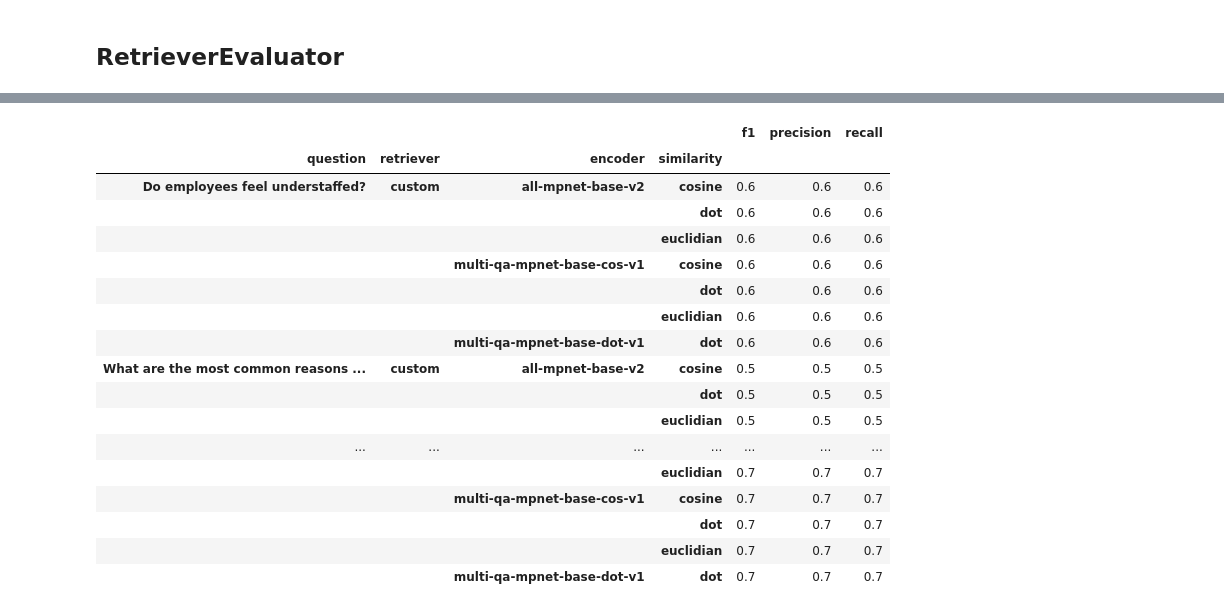
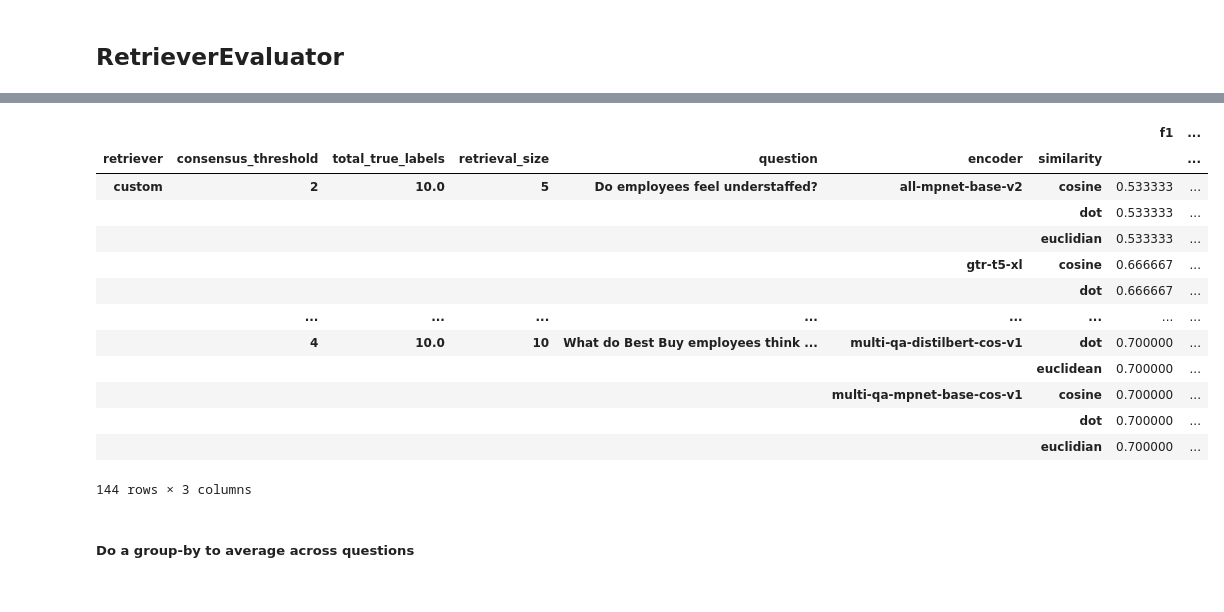
Before and after one commit to peter-mm-williams/aware-nlp, a Jupyter notebook: notebooks/PeterNotebooks/evaluation_pipeline_clean.ipynb, the cells around one changed output, grey strips where cells are left out. Cells and saved outputs as stored; diff of their text form; code cells hidden in the pictures.

```diff
--- a/notebooks/PeterNotebooks/evaluation_pipeline_clean.ipynb
+++ b/notebooks/PeterNotebooks/evaluation_pipeline_clean.ipynb
@@ -221,5 +387,5 @@ class RetrieverEvaluator:
 # %%
-
+import time
 encoder_metric_dict = {
     'multi-qa-mpnet-base-dot-v1': ['dot'],
     'multi-qa-mpnet-base-cos-v1': ['euclidian', 'cosine', 'dot'],
@@ -231,20 +397,37 @@ encoder_metric_dict = {
     'multi-qa-distilbert-cos-v1': ['euclidean', 'cosine', 'dot'],
     'multi-qa-MiniLM-L6-cos-v1': ['euclidean', 'cosine', 'dot'],
 }
-n_docs = 10
+consensus_thresholds = [2, 4]
+n_docs = [5, 10]
 
 encoders = [
-    'multi-qa-mpnet-base-dot-v1',
     'multi-qa-mpnet-base-cos-v1',
-    'all-mpnet-base-v2'
+    'all-mpnet-base-v2',
+    'gtr-t5-xl',
+    'multi-qa-distilbert-cos-v1'
 ]
 
 output_df = pd.DataFrame()
 
 for encoder_name in encoders:
     for similarity_metric in encoder_metric_dict[encoder_name]:
-        retr_evaluator = RetrieverEvaluator('custom', encoder_name, similarity_metric, df, retrieved_doc_size=n_docs)
-        output = retr_evaluator.evaluate()
-        print(output)
-        output_df = pd.concat([output_df, output])
+        for n_retrieved in n_docs:
+            for consensus_threshold in consensus_thresholds:
+                retr_evaluator = RetrieverEvaluator(
+                    'custom',
+                    encoder_name,
+                    similarity_metric,
+                    df,
+                    retrieved_doc_size=n_retrieved,
+                    consensus_threshold=consensus_threshold
+                )
+                print(f'Running evaluation for {encoder_name} with parameters:\n\tmetric: {similarity_metric}')
+                print(f'\tretrieval size: {n_retrieved}\n\tconsensus threshold: {consensus_threshold}')
+                t0 = time.time()
+                output = retr_evaluator.evaluate()
+                output_df = pd.concat([output_df, output])
+                t1 = time.time()
+                print(f'...done; took {t1-t0} seconds')
+
+output_df
 # %% [output]
@@ -268,22 +515,20 @@ for encoder_name in encoders:
 # %%
-output_df.pivot_table(index=['question', 'retriever', 'encoder','similarity'], values=['f1', 'recall', 'precision'])
+output_df.pivot_table(index=['retriever','consensus_threshold', 'total_true_labels', 'retrieval_size', 'question',  'encoder','similarity'], values=['f1', 'recall', 'precision'])
 # %% [output]
-|  |  |  |  | f1 | precision | recall |
-| question | retriever | encoder | similarity |  |  |  |
-| Do employees feel understaffed? | custom | all-mpnet-base-v2 | cosine | 0.6 | 0.6 | 0.6 |
-|  |  |  | dot | 0.6 | 0.6 | 0.6 |
-|  |  |  | euclidian | 0.6 | 0.6 | 0.6 |
-|  |  | multi-qa-mpnet-base-cos-v1 | cosine | 0.6 | 0.6 | 0.6 |
-|  |  |  | dot | 0.6 | 0.6 | 0.6 |
-|  |  |  | euclidian | 0.6 | 0.6 | 0.6 |
-|  |  | multi-qa-mpnet-base-dot-v1 | dot | 0.6 | 0.6 | 0.6 |
-| What are the most common reasons ... | custom | all-mpnet-base-v2 | cosine | 0.5 | 0.5 | 0.5 |
-|  |  |  | dot | 0.5 | 0.5 | 0.5 |
-|  |  |  | euclidian | 0.5 | 0.5 | 0.5 |
-| ... | ... | ... | ... | ... | ... | ... |
-|  |  |  | euclidian | 0.7 | 0.7 | 0.7 |
-|  |  | multi-qa-mpnet-base-cos-v1 | cosine | 0.7 | 0.7 | 0.7 |
-|  |  |  | dot | 0.7 | 0.7 | 0.7 |
-|  |  |  | euclidian | 0.7 | 0.7 | 0.7 |
-|  |  | multi-qa-mpnet-base-dot-v1 | dot | 0.7 | 0.7 | 0.7 |
+|  |  |  |  |  |  |  | f1 | ... |
+| retriever | consensus_threshold | total_true_labels | retrieval_size | question | encoder | similarity |  | ... |
+| custom | 2 | 10.0 | 5 | Do employees feel understaffed? | all-mpnet-base-v2 | cosine | 0.533333 | ... |
+|  |  |  |  |  |  | dot | 0.533333 | ... |
+|  |  |  |  |  |  | euclidian | 0.533333 | ... |
+|  |  |  |  |  | gtr-t5-xl | cosine | 0.666667 | ... |
+|  |  |  |  |  |  | dot | 0.666667 | ... |
+|  | ... | ... | ... | ... | ... | ... | ... | ... |
+|  | 4 | 10.0 | 10 | What do Best Buy employees think ... | multi-qa-distilbert-cos-v1 | dot | 0.700000 | ... |
+|  |  |  |  |  |  | euclidean | 0.700000 | ... |
+|  |  |  |  |  | multi-qa-mpnet-base-cos-v1 | cosine | 0.700000 | ... |
+|  |  |  |  |  |  | dot | 0.700000 | ... |
+|  |  |  |  |  |  | euclidian | 0.700000 | ... |
+144 rows × 3 columns
+# %% [markdown]
+##### Do a group-by to average across questions
 # %%
```
Also changed, not shown: parts of 27 cells of this notebook, 7 other files.
